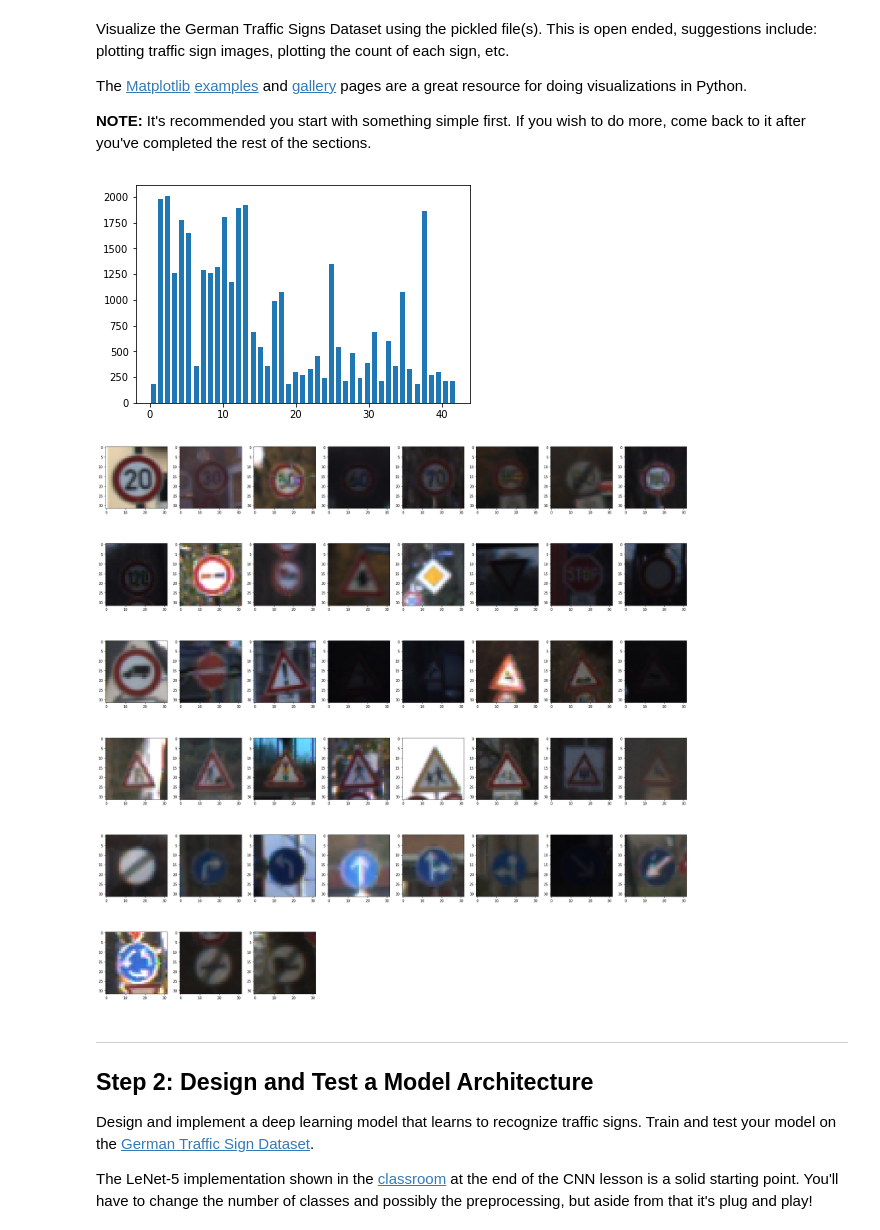
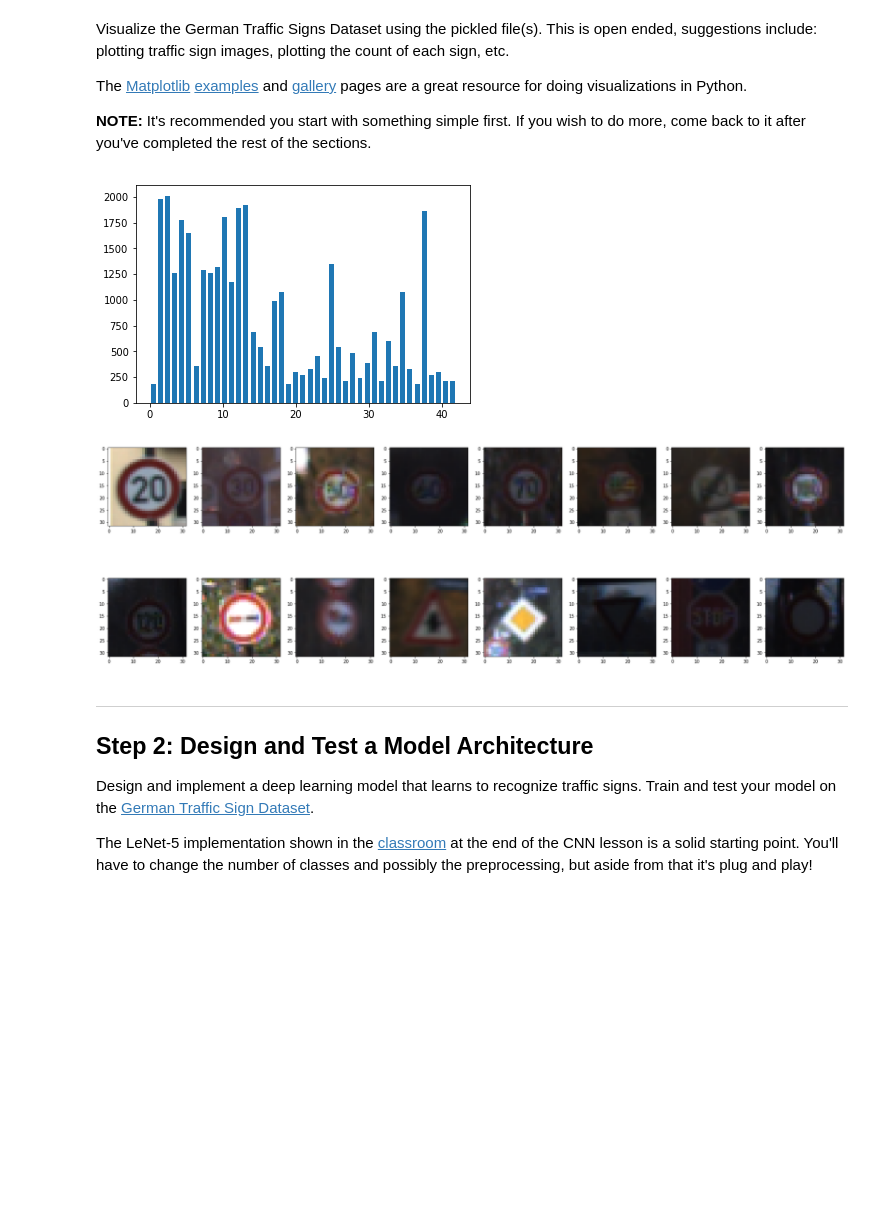
Before and after one commit to stereoboy/CarND-Traffic-Sign-Classifier-Project, a Jupyter notebook: Traffic_Sign_Classifier.ipynb, the cells around one changed output. Drawn from its saved outputs; the diff is of its cells as text; code cells hidden in the pictures; blank space fills up the shorter version.

```diff
--- a/Traffic_Sign_Classifier.ipynb
+++ b/Traffic_Sign_Classifier.ipynb
@@ -105,37 +105,37 @@ import csv
 with open('signnames.csv', 'r') as f:
     reader = csv.reader(f)
     _id2name = dict(reader)
     id2name = {}
     for k, v in _id2name.items():
         if k.isdigit():
             id2name[int(k)] = v
 #print(id2name)
 %matplotlib inline
 
 hist, bins = np.histogram(y_train, bins=n_classes)
 width = 0.7 * (bins[1] - bins[0])
 center = (bins[:-1] + bins[1:]) / 2
 plt.bar(center, hist, align='center', width=width)
 plt.show()
 
-plt.figure(figsize=(30,30))
-row = 6
+plt.figure(figsize=(30,10))
+row = 2
 col = 8
-for i in range(43):
+for i in range(row*col):
     class_id = i
     idx = np.where(y_train == class_id)[0][0]
     image = X_train[idx]
     signname = id2name[class_id]
     #index = random.randint(0, len(X_train))
     #image = X_train[index].squeeze()
     #signname = id2name[y_train[index]]
 
     plt.subplot(row,col, i+1)
     plt.imshow(image)
     #print(signname)
 # %% [output]
 [figure]
-[figure, old version]
+[figure, new version]
 # %% [markdown]
 ----
 
```
Also changed, not shown: 1 other file.
